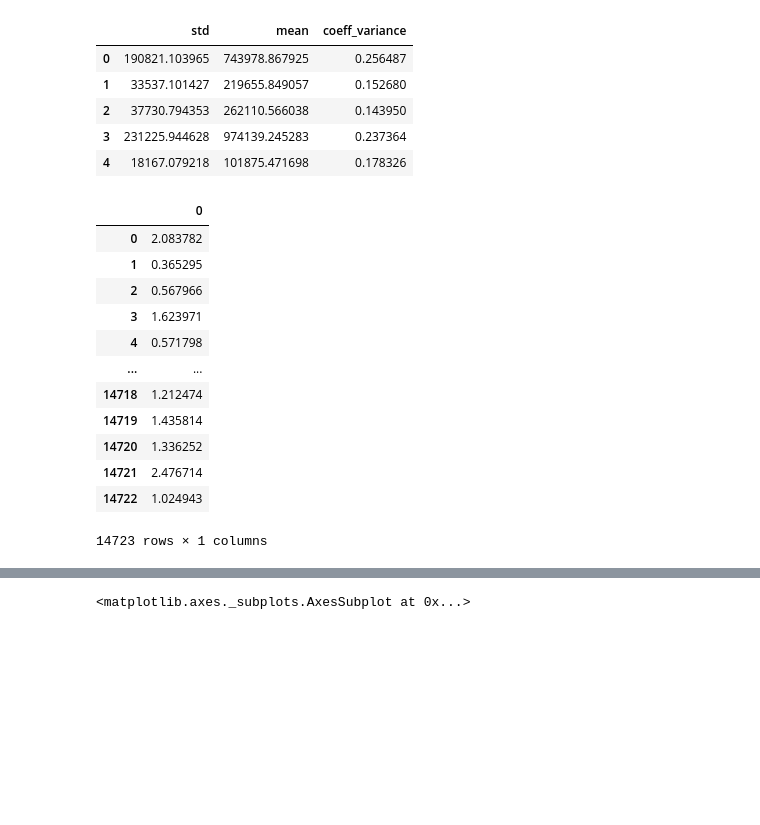
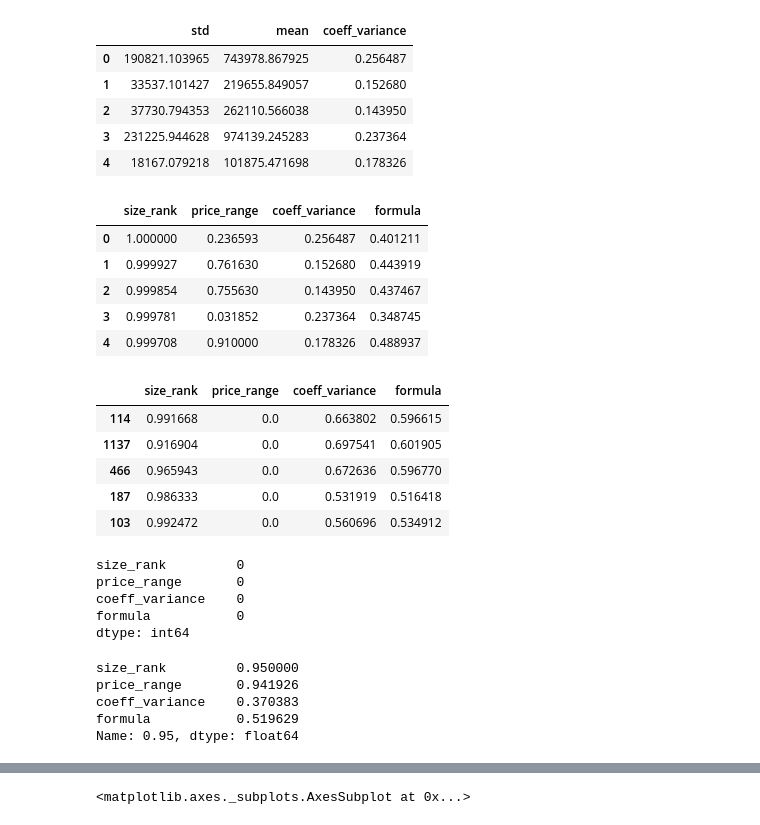
Before and after one commit to tjkim614/zillow_investment_recommendation, a Jupyter notebook: Final Model.ipynb, the cells around one changed output, grey strips where cells are left out. Drawn from its saved outputs; the diff is of its cells as text; code cells hidden in the pictures; blank space fills up the shorter version.

```diff
--- a/Final Model.ipynb
+++ b/Final Model.ipynb
@@ -128,18 +116,5 @@ distribution.head()
 # Calculate Return on Investment for the past 22 years (Apr 1996 - Apr 2018)
 roi = (df['2018-04'] / df['1996-04']) - 1
 roi = pd.DataFrame(roi, index=range(len(roi)))
-roi
+# Then, store the indexes of the zipcodes that yielded top 10% ROI.
+highest_roi = roi[roi > roi.quantile(.90)].dropna().sort_values(by=0, ascending=False).index
-# %% [output]
-|  | 0 |
-| 0 | 2.083782 |
-| 1 | 0.365295 |
-| 2 | 0.567966 |
-| 3 | 1.623971 |
-| 4 | 0.571798 |
-| ... | ... |
-| 14718 | 1.212474 |
-| 14719 | 1.435814 |
-| 14720 | 1.336252 |
-| 14721 | 2.476714 |
-| 14722 | 1.024943 |
-14723 rows × 1 columns
@@ -157,0 +136,9 @@ top_choices = pd.DataFrame(formula).sort_values(0, ascending = False).index
+# %%
+metrics.head()
+# %% [output]
+|  | size_rank | price_range | coeff_variance | formula |
+| 0 | 1.000000 | 0.236593 | 0.256487 | 0.401211 |
+| 1 | 0.999927 | 0.761630 | 0.152680 | 0.443919 |
+| 2 | 0.999854 | 0.755630 | 0.143950 | 0.437467 |
+| 3 | 0.999781 | 0.031852 | 0.237364 | 0.348745 |
+| 4 | 0.999708 | 0.910000 | 0.178326 | 0.488937 |
@@ -157,0 +150,25 @@ top_choices = pd.DataFrame(formula).sort_values(0, ascending = False).index
+# %%
+metrics.loc[final_choices].head()
+# %% [output]
+|  | size_rank | price_range | coeff_variance | formula |
+| 114 | 0.991668 | 0.0 | 0.663802 | 0.596615 |
+| 1137 | 0.916904 | 0.0 | 0.697541 | 0.601905 |
+| 466 | 0.965943 | 0.0 | 0.672636 | 0.596770 |
+| 187 | 0.986333 | 0.0 | 0.531919 | 0.516418 |
+| 103 | 0.992472 | 0.0 | 0.560696 | 0.534912 |
+# %%
+metrics.isna().sum()
+# %% [output]
+size_rank         0
+price_range       0
+coeff_variance    0
+formula           0
+dtype: int64
+# %%
+metrics.quantile(.95)
+# %% [output]
+size_rank         0.950000
+price_range       0.941926
+coeff_variance    0.370383
+formula           0.519629
+Name: 0.95, dtype: float64
```
Also changed, not shown: parts of 19 cells of this notebook.
